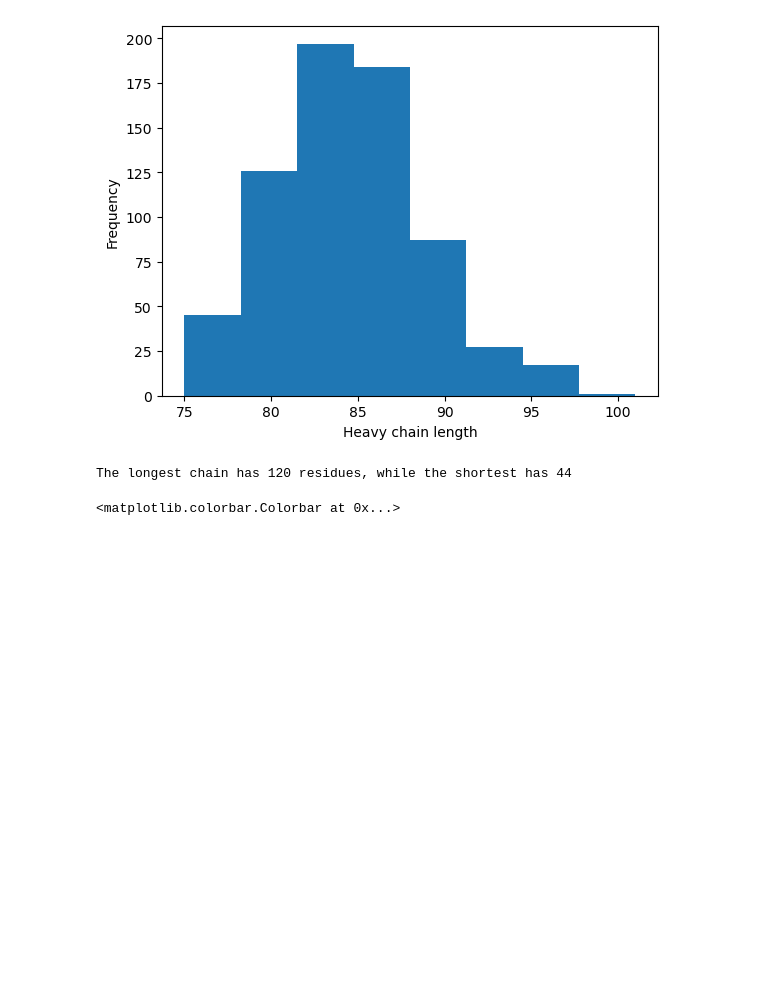
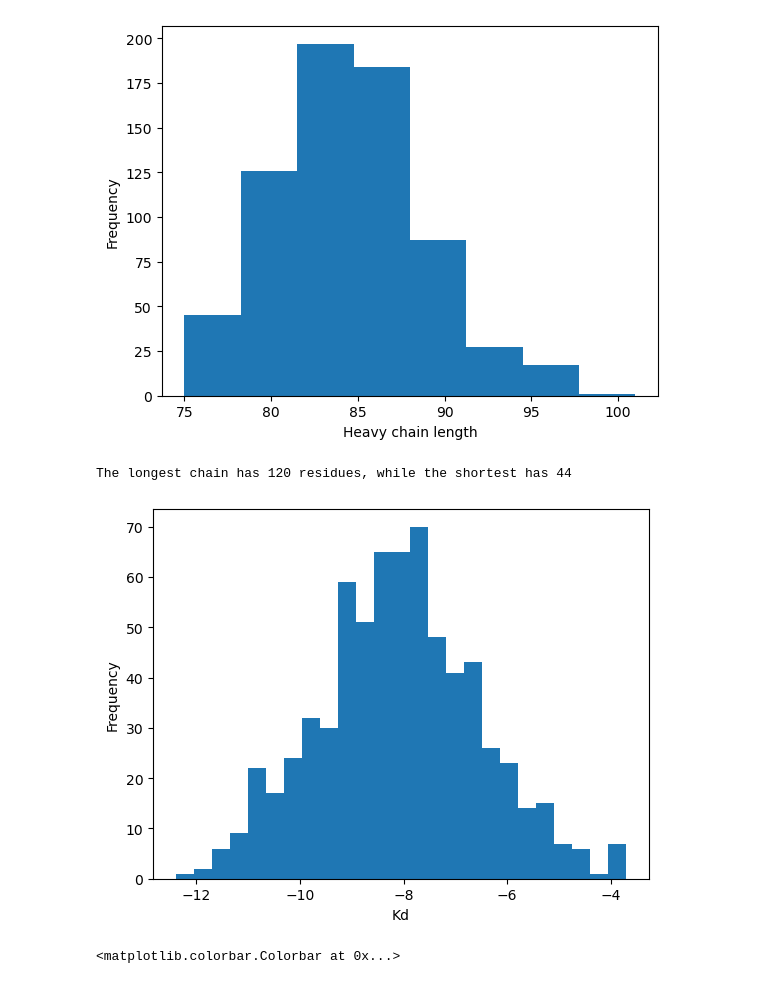
Before and after one commit to kevinmicha/ANTIPASTI, a Jupyter notebook: NMA CNN.ipynb, the cells around one changed output. Saved outputs shown, nothing was run; the diff lists cells and outputs as text; code cells hidden in the pictures; blank space fills up the shorter version.

```diff
--- a/NMA CNN.ipynb
+++ b/NMA CNN.ipynb
@@ -250,6 +250,13 @@ for pdb in selected_entries:
 train_x = np.array(imgs)
 # defining the target
 train_y = np.array(kds)
+# %%
+plt.hist(kds, 25)
+plt.xlabel('Kd')
+plt.ylabel('Frequency')
+plt.show()
+# %% [output]
+[figure, added]
 # %%
 plt.imshow(train_x[16].reshape(train_x.shape[-1], train_x.shape[-1]), origin='lower')
 plt.colorbar()
```
Also changed, not shown: parts of 72 cells of this notebook, 1 other file.
